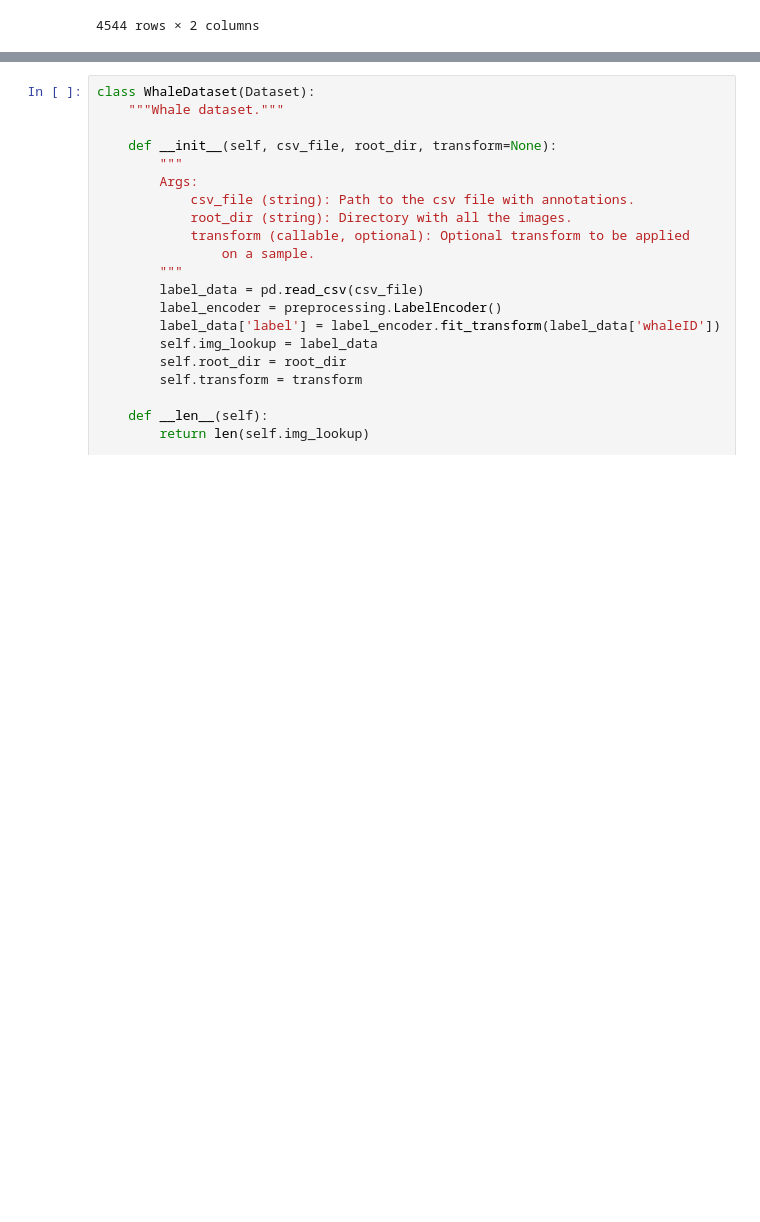
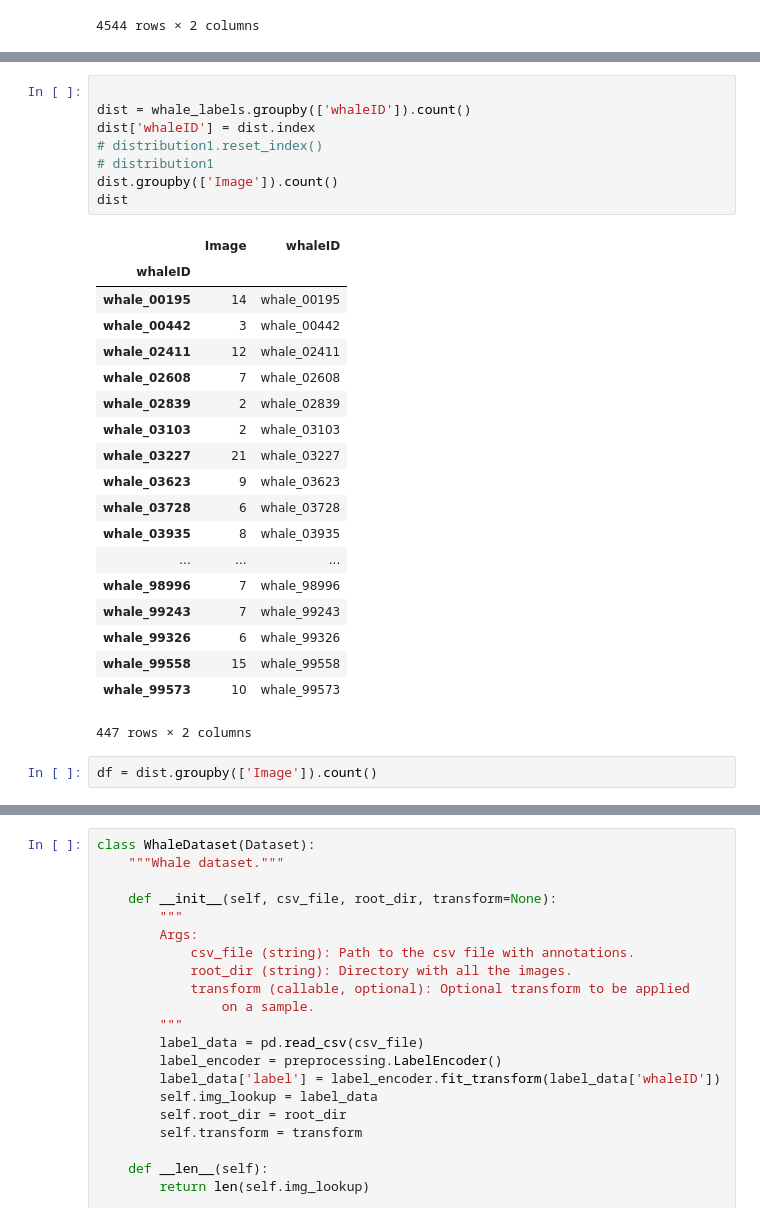
Before and after one commit to tramanh06/kaggle-right-whale, a Jupyter notebook: notebooks/rightwhale_pytorch.ipynb, the cells around one changed output, grey strips where cells are left out. Cells and saved outputs as stored; diff of their text form; blank space fills up the shorter version.

```diff
--- a/notebooks/rightwhale_pytorch.ipynb
+++ b/notebooks/rightwhale_pytorch.ipynb
@@ -54,0 +55,30 @@ plt.show()
+# %%
+
+dist = whale_labels.groupby(['whaleID']).count()
+dist['whaleID'] = dist.index
+# distribution1.reset_index()
+# distribution1
+dist.groupby(['Image']).count()
+dist
+# %% [output]
+|  | Image | whaleID |
+| whaleID |  |  |
+| whale_00195 | 14 | whale_00195 |
+| whale_00442 | 3 | whale_00442 |
+| whale_02411 | 12 | whale_02411 |
+| whale_02608 | 7 | whale_02608 |
+| whale_02839 | 2 | whale_02839 |
+| whale_03103 | 2 | whale_03103 |
+| whale_03227 | 21 | whale_03227 |
+| whale_03623 | 9 | whale_03623 |
+| whale_03728 | 6 | whale_03728 |
+| whale_03935 | 8 | whale_03935 |
+| ... | ... | ... |
+| whale_98996 | 7 | whale_98996 |
+| whale_99243 | 7 | whale_99243 |
+| whale_99326 | 6 | whale_99326 |
+| whale_99558 | 15 | whale_99558 |
+| whale_99573 | 10 | whale_99573 |
+447 rows × 2 columns
+# %%
+df = dist.groupby(['Image']).count()
```
Also changed, not shown: parts of 6 cells of this notebook, 23 other files.
